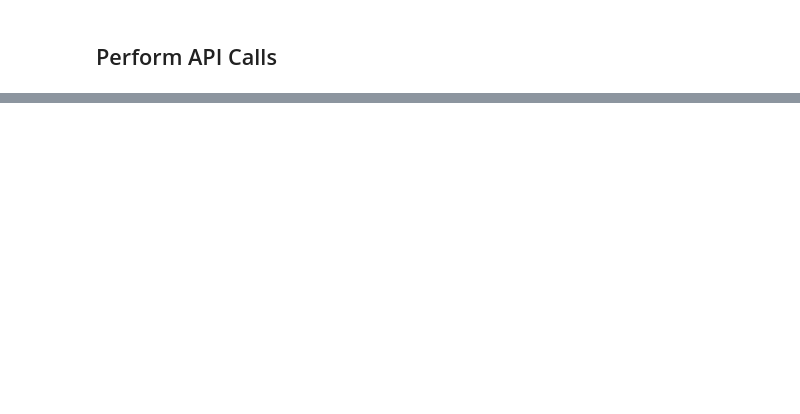
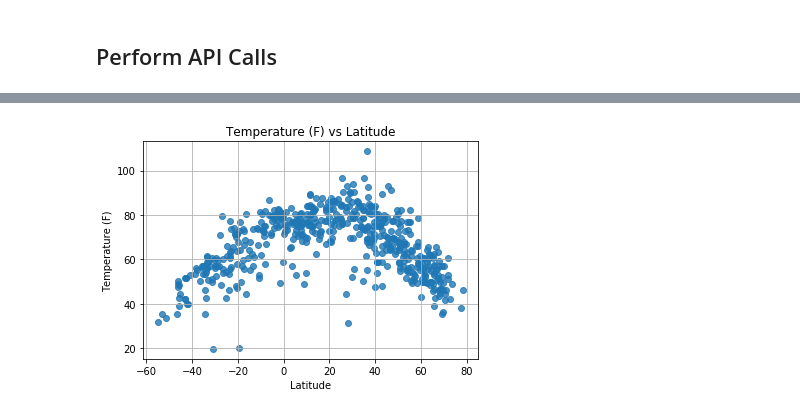
Before and after one commit to idarerick/WeatherPy, a Jupyter notebook: WeatherPy_Darrick.ipynb, the cells around one changed output, grey strips where cells are left out. Drawn from its saved outputs; the diff is of its cells as text; code cells hidden in the pictures; blank space fills up the shorter version.

```diff
--- a/WeatherPy_Darrick.ipynb
+++ b/WeatherPy_Darrick.ipynb
@@ -44,0 +23,2 @@ len(cities)
+# %%
+rand_coordinates = [( np.random.uniform(-90,90 ), np.random.uniform(-180,180) ) for k in range(1400)]
@@ -53,15 +83,12 @@ url = "http://api.openweathermap.org/data/2.5/weather?units=Imperial&APPID=" + a
 # %%
-# set up lists to hold reponse info
-lat = []
-temp = []
-hum = []
-cloud = []
-windsp = []
-
 # Loop through the list of cities and perform a request for data on each
-for city in cities:
-    response = requests.get(url+"&q="+city).json()
-    lat.append(response['coord']['lat'])
+for city in actual_cities_list:
+    response = requests.get(query_url+city).json()
+    try:
+        lat.append(response['coord']['lat'])
+    except:
+        continue
+    city_name.append(response['name'])
     temp.append(response['main']['temp'])
     hum.append(response['main']['humidity'])
     cloud.append(response['clouds']['all'])
@@ -71,11 +96,12 @@ KeyError: 'coord'
 # %%
 #Create DataFrame and set variables
 
-cities_df = pd.DataFrame({'City': cities})
-cities_df['Latitude']= lat
-cities_df['Temperature']= temp
-cities_df['Humidity']= hum
-cities_df['Cloudiness']= cloud
-cities_df['Wind Speed']= windsp
-cities_df.head()
+cities_df = pd.DataFrame({'City': city_name,
+                          'Latitude': lat,
+                          'Temperature': temp,
+                          'Humidity': hum,
+                          'Cloudiness': cloud,
+                          'Wind Speed': windsp
+                         })
+cities_df
 # %% [output]
@@ -82,0 +128,13 @@ ValueError: Length of values does not match length of index
+# %%
+xaxis = cities_df["Latitude"]
+# %%
+tempyaxis = cities_df["Temperature"]
+plt.scatter(xaxis, tempyaxis, alpha=0.8)
+plt.title("Temperature (F) vs Latitude")
+plt.xlabel("Latitude")
+plt.ylabel("Temperature (F)")
+plt.grid(True)
+tempvslatplot = plt.savefig("images/TemperaturevsLat.png")
+plt.show()
+# %% [output]
+[figure, added]
```
Also changed, not shown: parts of 14 cells of this notebook, 7 other files.
